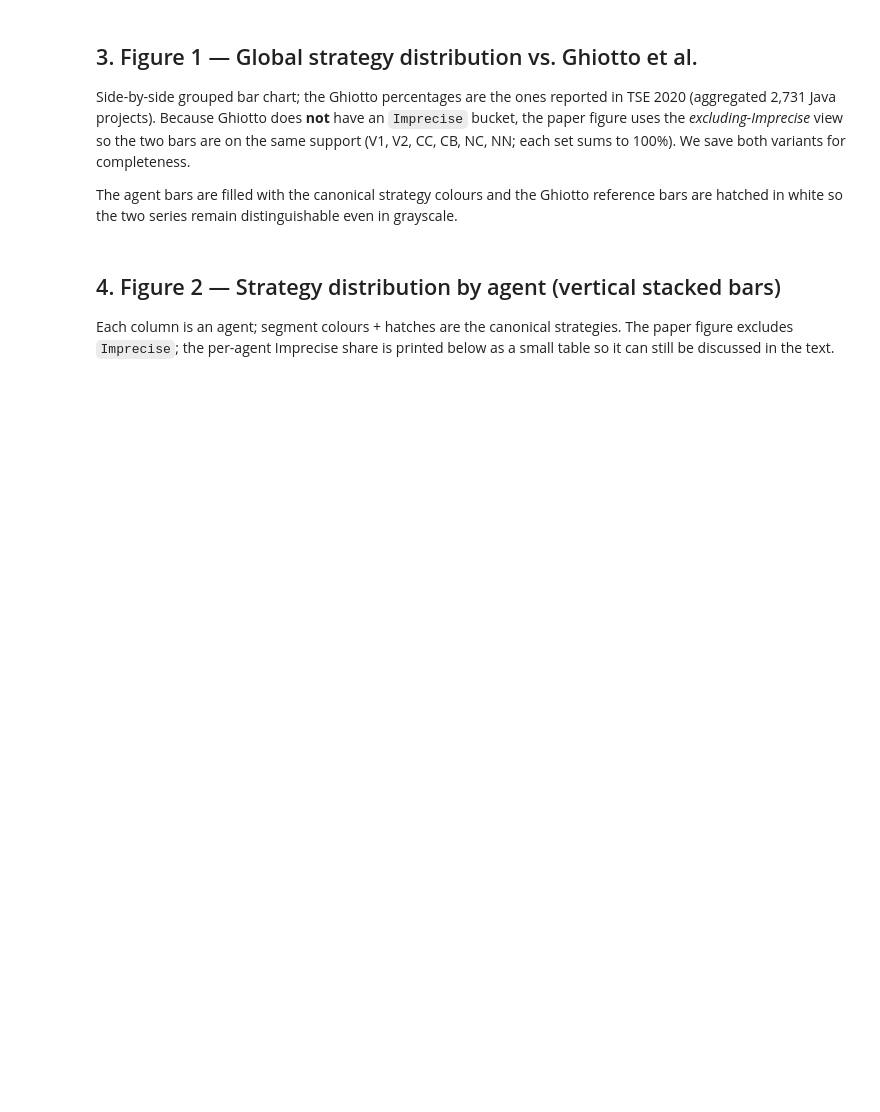
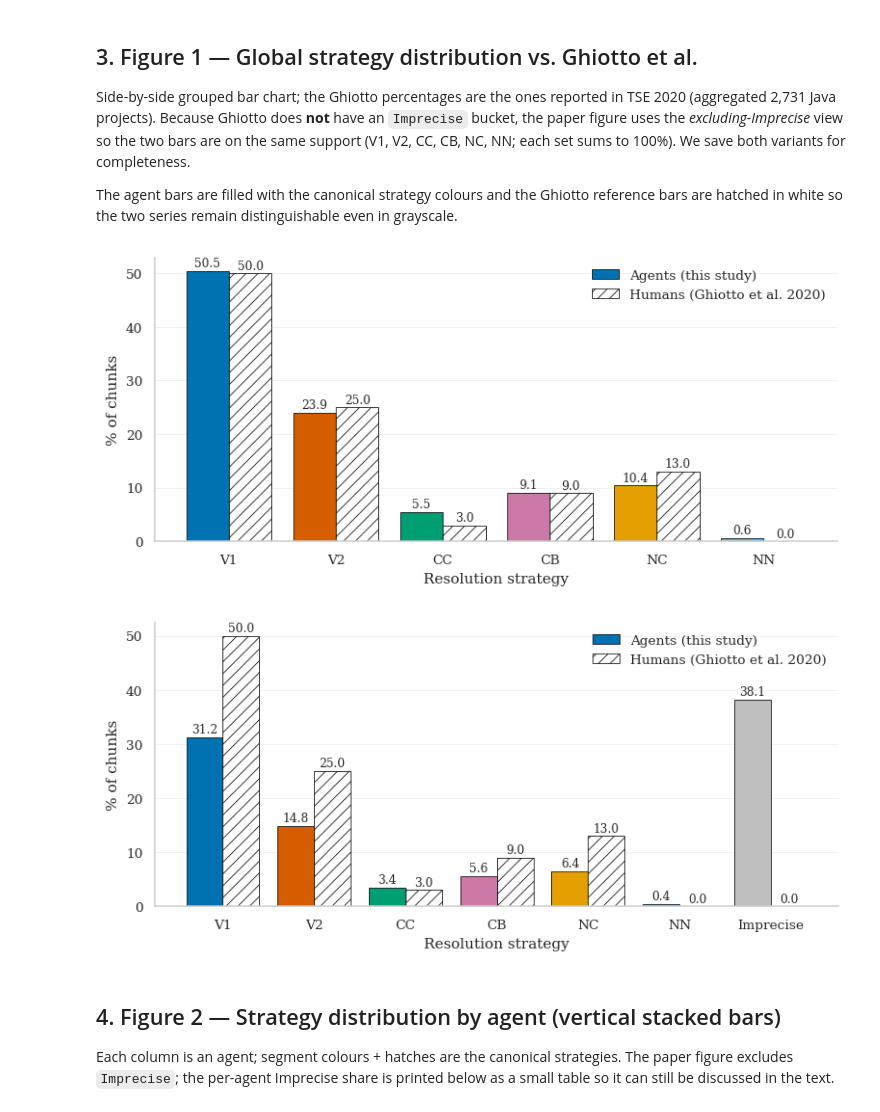
Before and after one commit to gems-uff/agentic-conflicts, a Jupyter notebook: analysis/rq2_resolution_strategies.ipynb, the cells around one changed output. Cells and saved outputs as stored; diff of their text form; code cells hidden in the pictures; blank space fills up the shorter version.

```diff
--- a/analysis/rq2_resolution_strategies.ipynb
+++ b/analysis/rq2_resolution_strategies.ipynb
@@ -145,34 +172,37 @@ def _plot_vs_ghiotto(order, agent_dist_row, fname, annotate_imprecise=None):
     ax.set_xlabel("Resolution strategy")
     ax.grid(axis="x", visible=False)
     ax.legend(loc="upper right", frameon=False)
     for i, v in enumerate(agent_pct.values):
         ax.text(x[i] - w/2, v + 0.8, f"{v:.1f}", ha="center", fontsize=8)
     for i, v in enumerate(human_pct.values):
         ax.text(x[i] + w/2, v + 0.8, f"{v:.1f}", ha="center", fontsize=8)
     if annotate_imprecise is not None:
         ax.text(0.99, 0.98,
                 f"Imprecise chunks excluded: {annotate_imprecise:.1f}%",
                 transform=ax.transAxes, ha="right", va="top", fontsize=8,
                 color="dimgray")
     save_fig(fig, fname)
     plt.show()
 
 if chunks.empty:
     print("No classified chunks yet -- run the pipeline first.")
 else:
     # Paper variant: excluding Imprecise
     _plot_vs_ghiotto(
         STRATEGY_ORDER_EXCL,
         global_dist_excl.iloc[0],
         "rq2_global_vs_ghiotto_excl_imprecise",
-        annotate_imprecise=imp_pct_global,
+        # annotate_imprecise=imp_pct_global,
     )
     # Full variant: including Imprecise (for reviewers / appendix)
     _plot_vs_ghiotto(
         STRATEGY_ORDER,
         global_dist_incl.iloc[0],
         "rq2_global_vs_ghiotto_incl_imprecise",
     )
+# %% [output]
+[figure, added]
+[figure, added]
 # %% [markdown]
 ## 4. Figure 2 — Strategy distribution by agent (vertical stacked bars)
 
```
Also changed, not shown: parts of 8 cells of this notebook, 6 other files.
